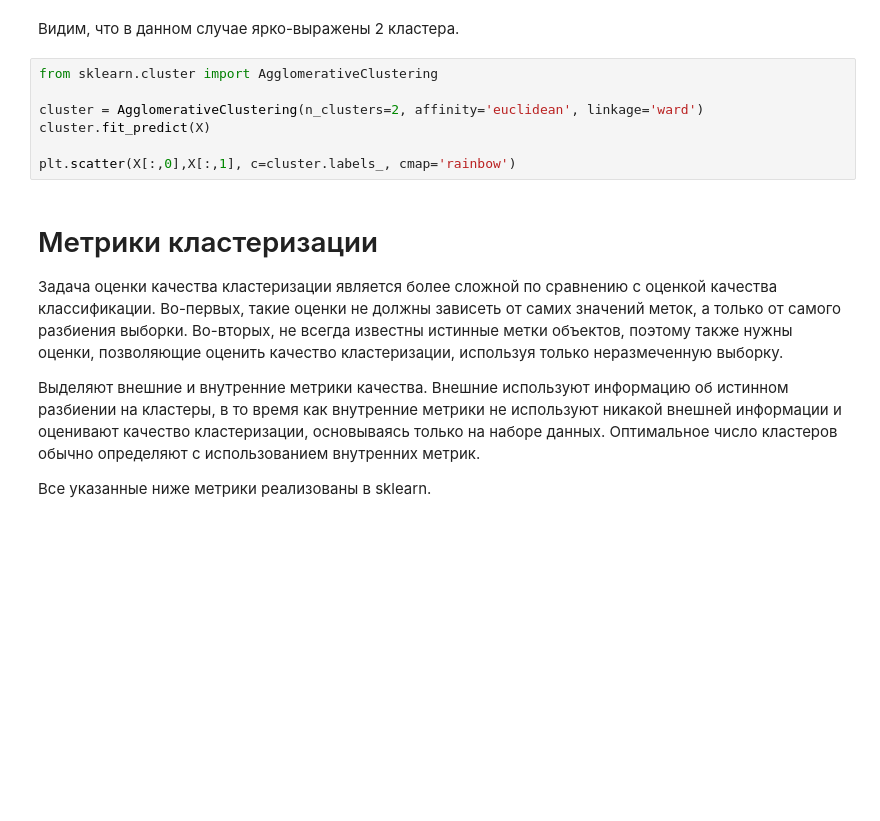
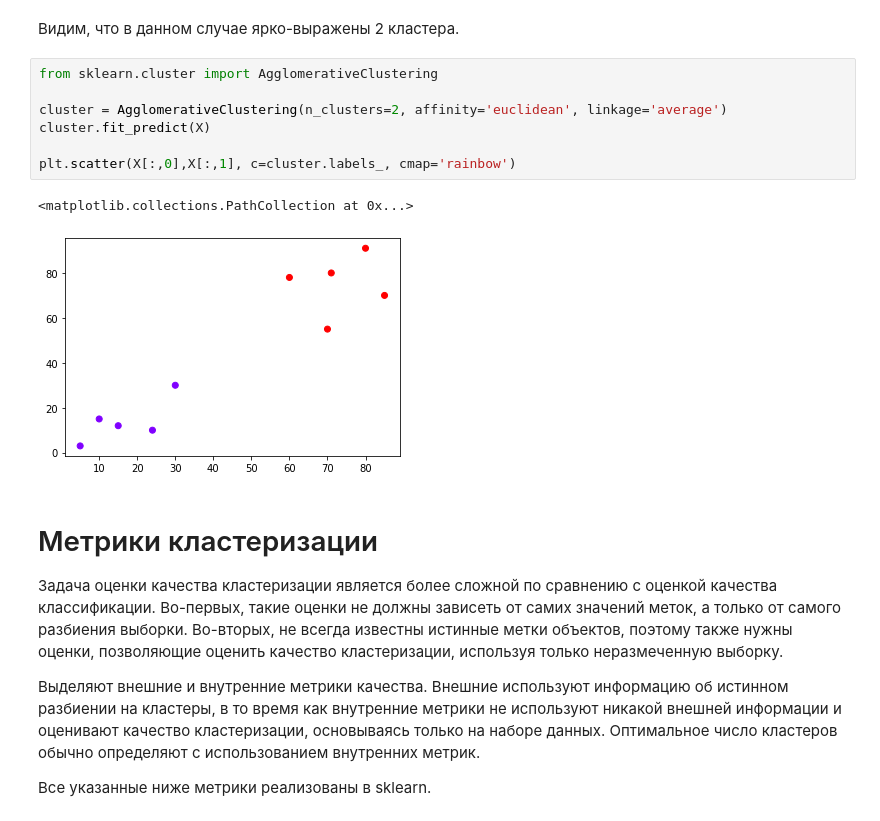
Before and after one commit to iakubovskii7/Fintech_2020, a Jupyter notebook: Машинное обучение/Занятие 6. Обучение без учителя. Кластеризация.ipynb, the cells around one changed output. Drawn from its saved outputs; the diff is of its cells as text; blank space fills up the shorter version.

```diff
--- a/Машинное обучение/Занятие 6. Обучение без учителя. Кластеризация.ipynb
+++ b/Машинное обучение/Занятие 6. Обучение без учителя. Кластеризация.ipynb
@@ -193,10 +207,13 @@ plt.show()
 # %%
 from sklearn.cluster import AgglomerativeClustering
 
-cluster = AgglomerativeClustering(n_clusters=2, affinity='euclidean', linkage='ward')
+cluster = AgglomerativeClustering(n_clusters=2, affinity='euclidean', linkage='average')
 cluster.fit_predict(X)
 
 plt.scatter(X[:,0],X[:,1], c=cluster.labels_, cmap='rainbow')
+# %% [output]
+<matplotlib.collections.PathCollection at 0x...>
+[figure, added]
 # %% [markdown]
 # Метрики кластеризации
 
```
Also changed, not shown: parts of 11 cells of this notebook, 1 other file.
